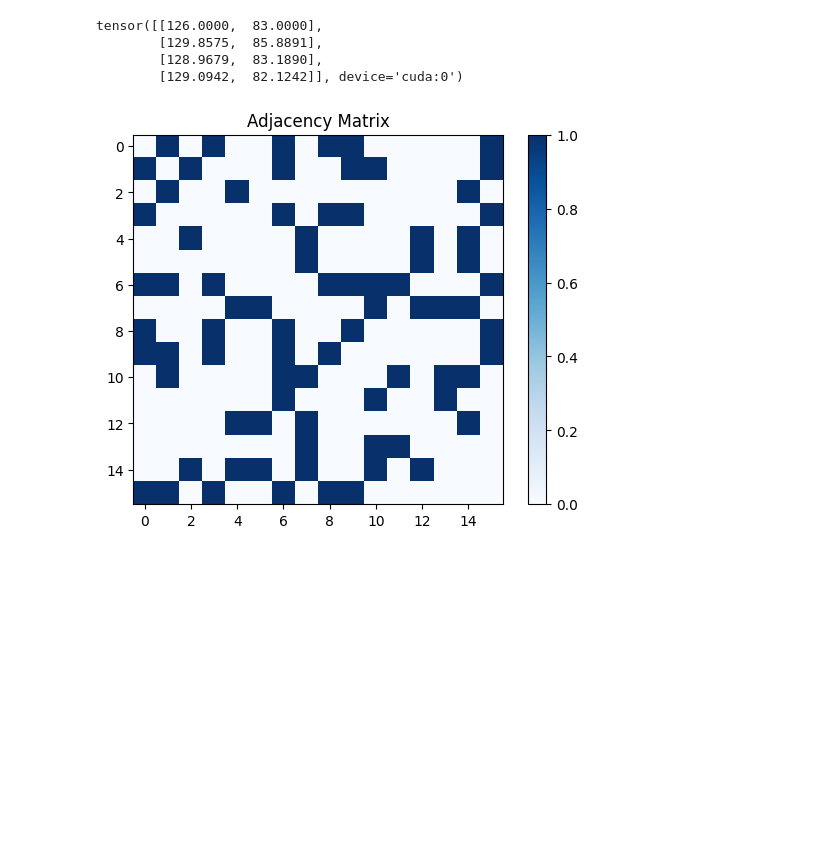
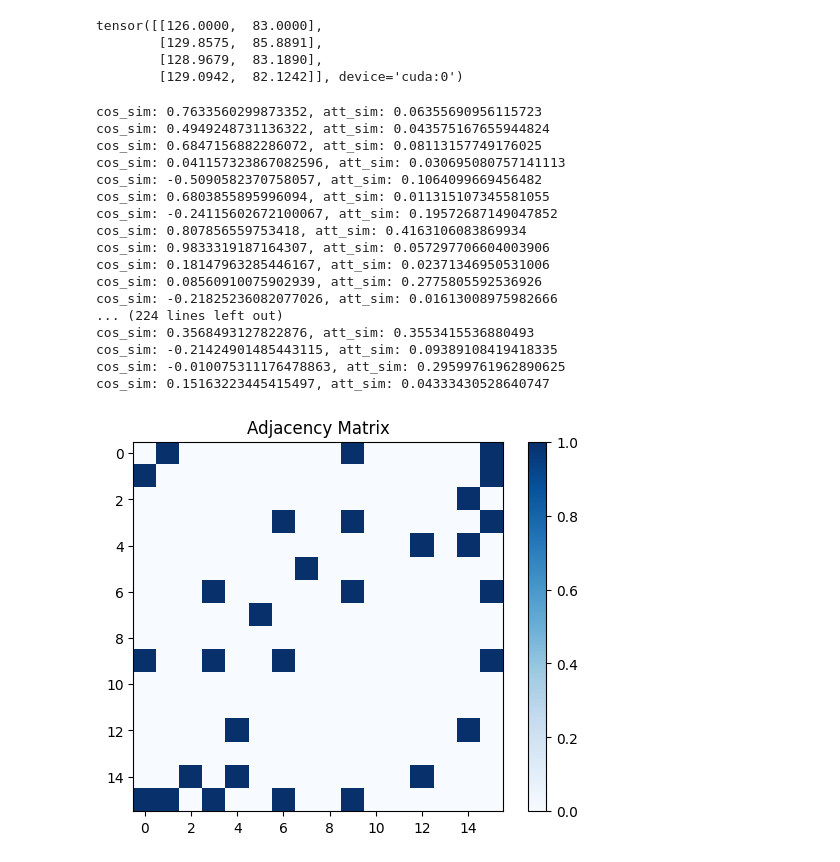
Before and after one commit to Sentixxx/CLIPasso, a Jupyter notebook: CLIPassoModule.ipynb, the cells around one changed output. Saved outputs shown, nothing was run; the diff lists cells and outputs as text; code cells hidden in the pictures; blank space fills up the shorter version.

Commit message:
feat(gcn): :sparkles: add attention to adj matrix

```diff
--- a/CLIPassoModule.ipynb
+++ b/CLIPassoModule.ipynb
@@ -70,8 +70,11 @@ tensor([[126.0000,  83.0000],
 import torch
 import matplotlib.pyplot as plt
 
-similar_threshold = 0.5
-# 使用torch来计算余弦相似度
+#learnable parameters
+similar_threshold = 0.7
+attention_threshold = 0.2
+
+
 def computeCosineSimilarity(pointA: torch.Tensor, pointB: torch.Tensor):
     # 计算两个向量的余弦相似度
     dot_product = torch.dot(pointA, pointB)
@@ -84,35 +87,68 @@ def computePointsCosineSimilarity(pointsA: torch.Tensor, pointsB: torch.Tensor):
     n = len(pointsA)
 
     # 对集合进行排序，按照第一维
     pointsA = pointsA[pointsA[:, 0].argsort()]
     pointsB = pointsB[pointsB[:, 0].argsort()]
 
     # 差分
     diffA = pointsA[1:] - pointsA[:-1]
     diffB = pointsB[1:] - pointsB[:-1]
 
     # 计算余弦相似度
     cosine_sim = torch.tensor([computeCosineSimilarity(diffA[i], diffB[i]) for i in range(n-1)])
 
     return cosine_sim.mean()
 
+def getAttention(point: torch.Tensor):
+    return renderer.attention_map[point[1].long(), point[0].long()]
+
+def computeAttentionSimilarity(pointsA: torch.Tensor, pointsB: torch.Tensor):
+    assert len(pointsA) == len(pointsB)
+    n = len(pointsA)
+
+    attention_A = torch.tensor([getAttention(point) for point in pointsA])
+    attention_B = torch.tensor([getAttention(point) for point in pointsB])
+
+    return abs(attention_A.mean() - attention_B.mean())
+
 def computeAdjacencyMatrix(points_set):
     num_points = len(points_set)
     adjacency_matrix = torch.zeros((num_points, num_points), dtype=torch.float32)
     for i in range(len(points_set)):
         for j in range(len(points_set)):
             if i == j:
                 continue
-            adjacency_matrix[i, j] = torch.where(computePointsCosineSimilarity(points_set[i], points_set[j]) > similar_threshold, torch.tensor(1.0), torch.tensor(0.0))
+            cos_sim = computePointsCosineSimilarity(points_set[i], points_set[j])
+            att_sim = computeAttentionSimilarity(points_set[i], points_set[j])
+            print(f"cos_sim: {cos_sim}, att_sim: {att_sim}")
+            adjacency_matrix[i, j] = torch.where(cos_sim > similar_threshold and att_sim < attention_threshold, torch.tensor(1.0), torch.tensor(0.0))
     return adjacency_matrix
+
 adjacency_matrix = computeAdjacencyMatrix(renderer.control_points_set)
 
 plt.imshow(adjacency_matrix.cpu().numpy(), cmap='Blues', interpolation='nearest')
 plt.colorbar()
 plt.title('Adjacency Matrix')
 plt.show()
 # %% [output]
+cos_sim: 0.7633560299873352, att_sim: 0.06355690956115723
+cos_sim: 0.4949248731136322, att_sim: 0.043575167655944824
+cos_sim: 0.6847156882286072, att_sim: 0.08113157749176025
+cos_sim: 0.041157323867082596, att_sim: 0.030695080757141113
+cos_sim: -0.5090582370758057, att_sim: 0.1064099669456482
+cos_sim: 0.6803855895996094, att_sim: 0.011315107345581055
+cos_sim: -0.24115602672100067, att_sim: 0.19572687149047852
+cos_sim: 0.807856559753418, att_sim: 0.4163106083869934
+cos_sim: 0.9833319187164307, att_sim: 0.057297706604003906
+cos_sim: 0.18147963285446167, att_sim: 0.02371346950531006
+cos_sim: 0.08560910075902939, att_sim: 0.2775805592536926
+cos_sim: -0.21825236082077026, att_sim: 0.01613008975982666
+... (224 lines left out)
+cos_sim: 0.3568493127822876, att_sim: 0.3553415536880493
+cos_sim: -0.21424901485443115, att_sim: 0.09389108419418335
+cos_sim: -0.010075311176478863, att_sim: 0.29599761962890625
+cos_sim: 0.15163223445415497, att_sim: 0.04333430528640747
-[figure, old version]
+[figure, new version]
 # %%
 import pydiffvg
 import matplotlib.pyplot as plt
```
